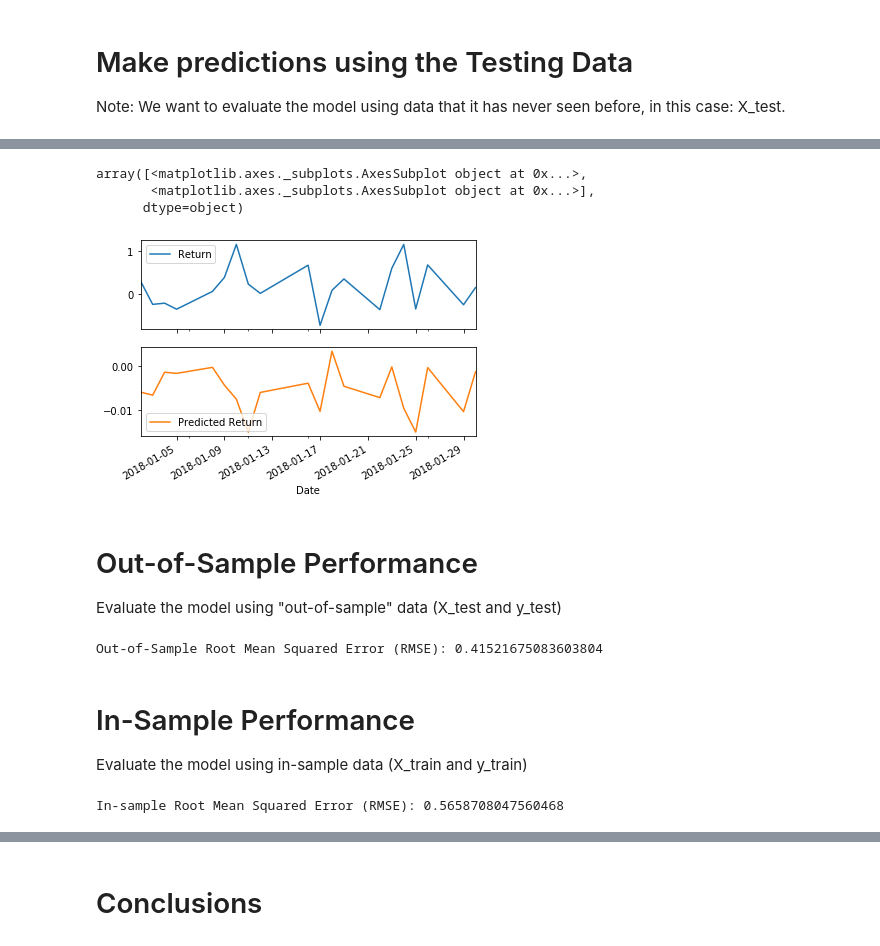
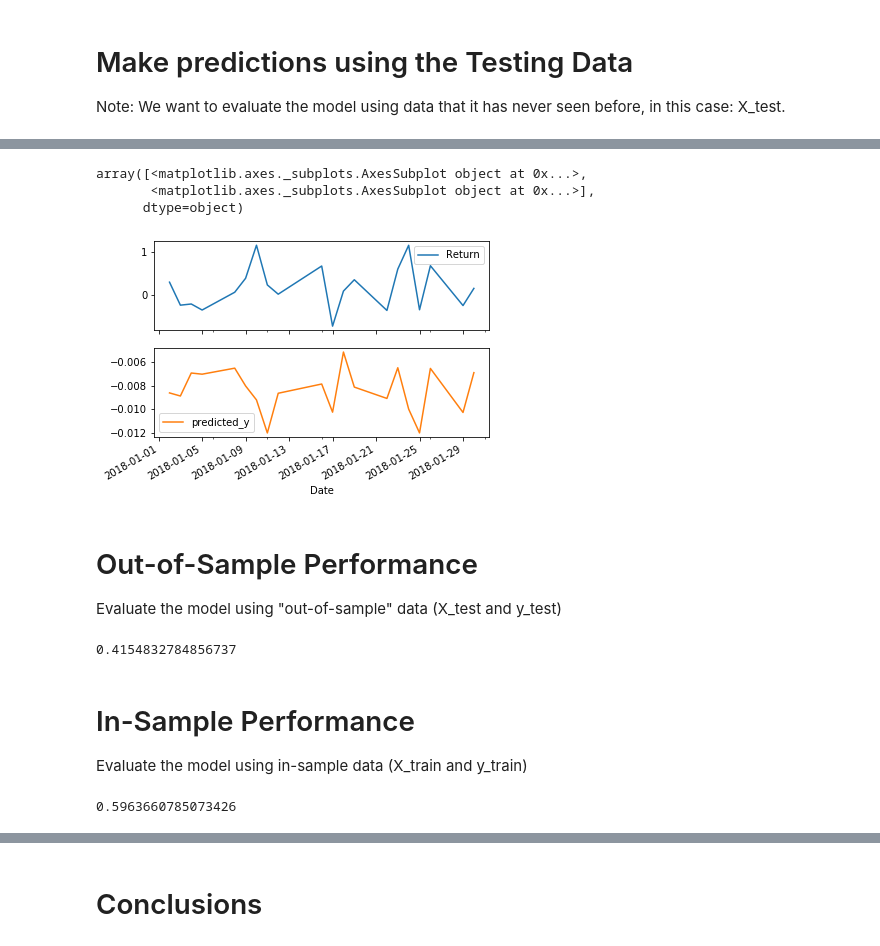
Before and after one commit to ymali001/Time_Series, a Jupyter notebook: regression_analysis.ipynb, the cells around one changed output, grey strips where cells are left out. Cells and saved outputs as stored; diff of their text form; code cells hidden in the pictures.

```diff
--- a/regression_analysis.ipynb
+++ b/regression_analysis.ipynb
@@ -82,7 +103,11 @@ test = yen_futures['2018':]
 # Create four dataframes:
 # X_train (training set using just the independent variables), X_test (test set of of just the independent variables)
 # Y_train (training set using just the "y" variable, i.e., "Futures Return"), Y_test (test set of just the "y" variable):
-# YOUR CODE HERE!
+# Create train and test sets for dependent and independent variables
+X_train = train["Lagged_Return"].to_frame()
+y_train = train["Return"]
+X_test = test["Lagged_Return"].to_frame()
+y_test = test["Return"]
 # %%
 X_train
 # %% [output]
@@ -105,7 +130,7 @@ X_train
 # %%
 # Create a Linear Regression model and fit it to the training data
 from sklearn.linear_model import LinearRegression
-
 # Fit a SKLearn linear regression using just the training set (X_train, Y_train):
-# YOUR CODE HERE!
+model = LinearRegression()
+model.fit(X_train, y_train)
 # %% [output]
@@ -116,7 +141,14 @@ LinearRegression(copy_X=True, fit_intercept=True, n_jobs=None, normalize=False)
 Note: We want to evaluate the model using data that it has never seen before, in this case: X_test.
 # %%
 # Make a prediction of "y" values using just the test dataset
-# YOUR CODE HERE!
+predicted_y_values = model.predict(X_test)
+
+# Construct a dataframe using just the "y" training data:
+
+y_values = y_test.to_frame()
 # %%
 # Assemble actual y data (Y_test) with predicted y data (from just above) into two columns in a dataframe:
-# YOUR CODE HERE!
+
+
+y_values['predicted_y'] = predicted_y_values
+y_values
@@ -123,11 +170,15 @@ Note: We want to evaluate the model using data that it has never seen before, in
 # %%
 # Plot the first 20 predictions vs the true values
-# YOUR CODE HERE!
+#Test data = predicted_y_values actual_y_values
+
+# Plot the out-of-sample results for 2019
+
+y_values[:20].plot(subplots=True)
 # %% [output]
 array([<matplotlib.axes._subplots.AxesSubplot object at 0x...>,
        <matplotlib.axes._subplots.AxesSubplot object at 0x...>],
       dtype=object)
-[figure, old version]
+[figure, new version]
 # %% [markdown]
 # Out-of-Sample Performance
 
@@ -135,27 +186,34 @@ Evaluate the model using "out-of-sample" data (X_test and y_test)
 # %%
 from sklearn.metrics import mean_squared_error
 # Calculate the mean_squared_error (MSE) on actual versus predicted test "y"
-# YOUR CODE HERE!
 
+mse = mean_squared_error(y_values["Return"],y_values["predicted_y"])
+rmse = np.sqrt(mse)
 # Using that mean-squared-error, calculate the root-mean-squared error (RMSE):
-# YOUR CODE HERE!
+rmse
 # %% [output]
-Out-of-Sample Root Mean Squared Error (RMSE): 0.41521675083603804
+0.4154832784856737
 # %% [markdown]
 # In-Sample Performance
 
 Evaluate the model using in-sample data (X_train and y_train)
 # %%
 # Construct a dataframe using just the "y" training data:
-# YOUR CODE HERE!
+values = y_train.to_frame()
 
 # Add a column of "in-sample" predictions to that dataframe:
-# YOUR CODE HERE!
+values['predicted'] = model.predict(X_train)
 
 # Calculate in-sample mean_squared_error (for comparison to out-of-sample)
-# YOUR CODE HERE!
+
+#x_values = pd.DataFrame()
+#x_values['predicted_y'] = predicted_x_values
+#values["insample_values"] = y_train #insample_values["Return"]
 
 # Calculate in-sample root mean_squared_error (for comparison to out-of-sample)
-# YOUR CODE HERE!
+mse = mean_squared_error(values["Return"],values["predicted"])
+rmse = np.sqrt(mse)
+
+rmse
 # %% [output]
-In-sample Root Mean Squared Error (RMSE): 0.5658708047560468
+0.5963660785073426
```
Also changed, not shown: parts of 9 cells of this notebook.
